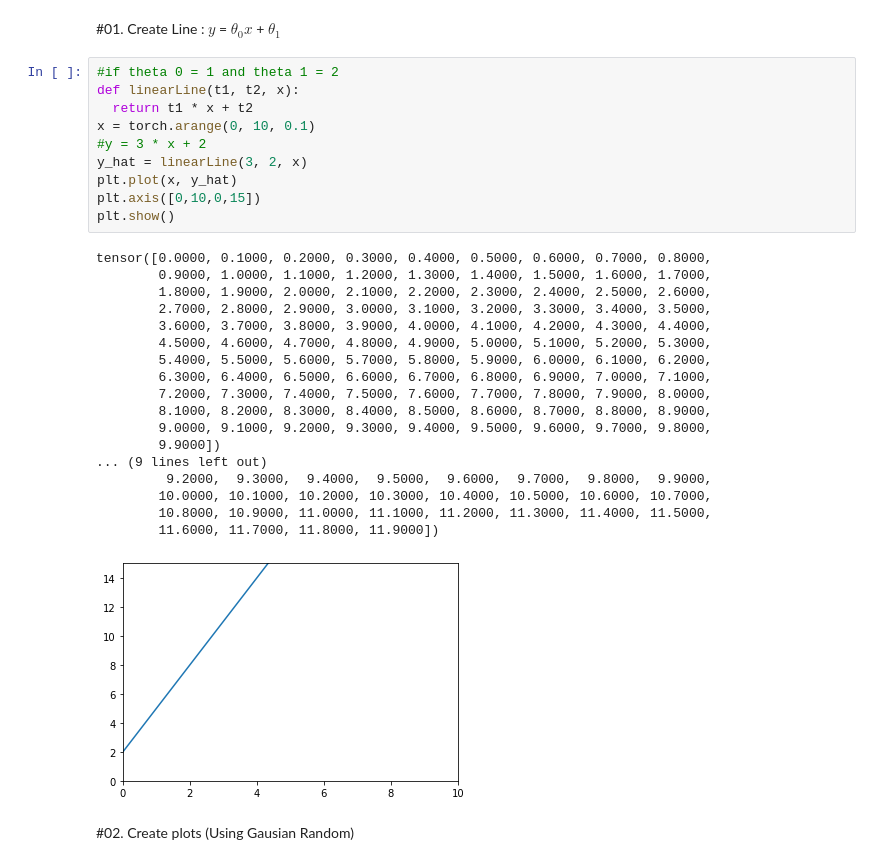
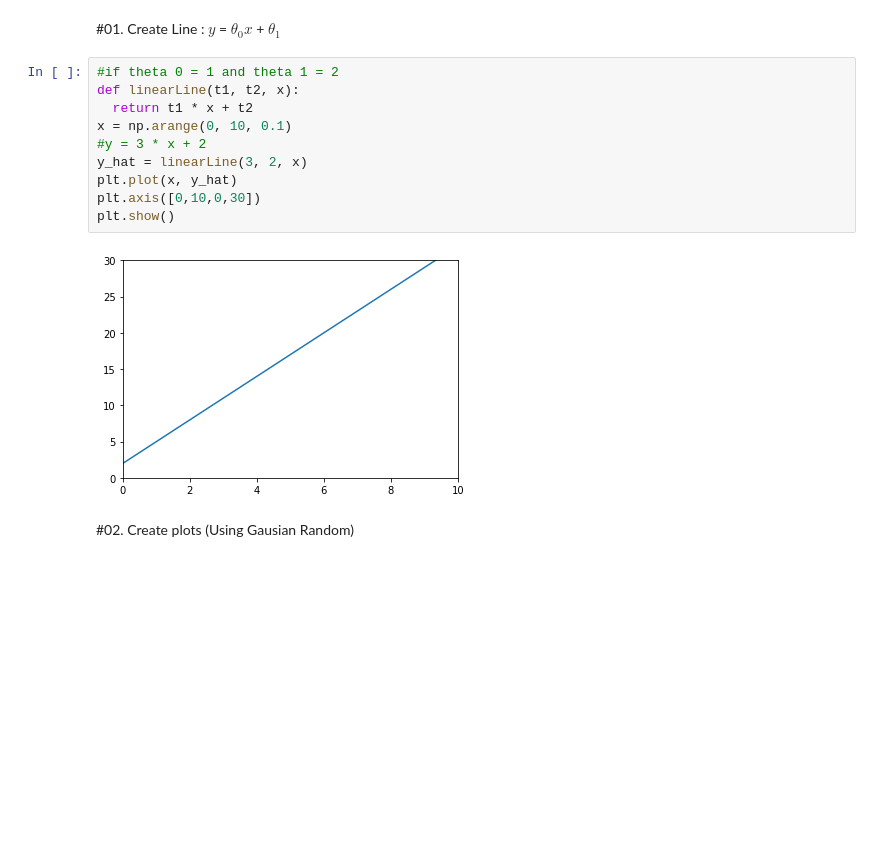
Before and after one commit to CJavaPython/AssignmentFolder, a Jupyter notebook: Assignment02/Assignment02.ipynb, the cells around one changed output. Saved outputs shown, nothing was run; the diff lists cells and outputs as text; blank space fills up the shorter version.

```diff
--- a/Assignment02/Assignment02.ipynb
+++ b/Assignment02/Assignment02.ipynb
@@ -7,32 +7,15 @@ import matplotlib.pyplot as plt
 # %%
 #if theta 0 = 1 and theta 1 = 2
 def linearLine(t1, t2, x):
   return t1 * x + t2
-x = torch.arange(0, 10, 0.1)
+x = np.arange(0, 10, 0.1)
 #y = 3 * x + 2
 y_hat = linearLine(3, 2, x)
 plt.plot(x, y_hat)
-plt.axis([0,10,0,15])
+plt.axis([0,10,0,30])
 plt.show()
 # %% [output]
-tensor([0.0000, 0.1000, 0.2000, 0.3000, 0.4000, 0.5000, 0.6000, 0.7000, 0.8000,
-        0.9000, 1.0000, 1.1000, 1.2000, 1.3000, 1.4000, 1.5000, 1.6000, 1.7000,
-        1.8000, 1.9000, 2.0000, 2.1000, 2.2000, 2.3000, 2.4000, 2.5000, 2.6000,
-        2.7000, 2.8000, 2.9000, 3.0000, 3.1000, 3.2000, 3.3000, 3.4000, 3.5000,
-        3.6000, 3.7000, 3.8000, 3.9000, 4.0000, 4.1000, 4.2000, 4.3000, 4.4000,
-        4.5000, 4.6000, 4.7000, 4.8000, 4.9000, 5.0000, 5.1000, 5.2000, 5.3000,
-        5.4000, 5.5000, 5.6000, 5.7000, 5.8000, 5.9000, 6.0000, 6.1000, 6.2000,
-        6.3000, 6.4000, 6.5000, 6.6000, 6.7000, 6.8000, 6.9000, 7.0000, 7.1000,
-        7.2000, 7.3000, 7.4000, 7.5000, 7.6000, 7.7000, 7.8000, 7.9000, 8.0000,
-        8.1000, 8.2000, 8.3000, 8.4000, 8.5000, 8.6000, 8.7000, 8.8000, 8.9000,
-        9.0000, 9.1000, 9.2000, 9.3000, 9.4000, 9.5000, 9.6000, 9.7000, 9.8000,
-        9.9000])
-... (9 lines left out)
-         9.2000,  9.3000,  9.4000,  9.5000,  9.6000,  9.7000,  9.8000,  9.9000,
-        10.0000, 10.1000, 10.2000, 10.3000, 10.4000, 10.5000, 10.6000, 10.7000,
-        10.8000, 10.9000, 11.0000, 11.1000, 11.2000, 11.3000, 11.4000, 11.5000,
-        11.6000, 11.7000, 11.8000, 11.9000])
-[figure, old version]
+[figure, new version]
 # %% [markdown]
 #02. Create plots (Using Gausian Random)
 # %%
```
Also changed, not shown: parts of 4 cells of this notebook.
